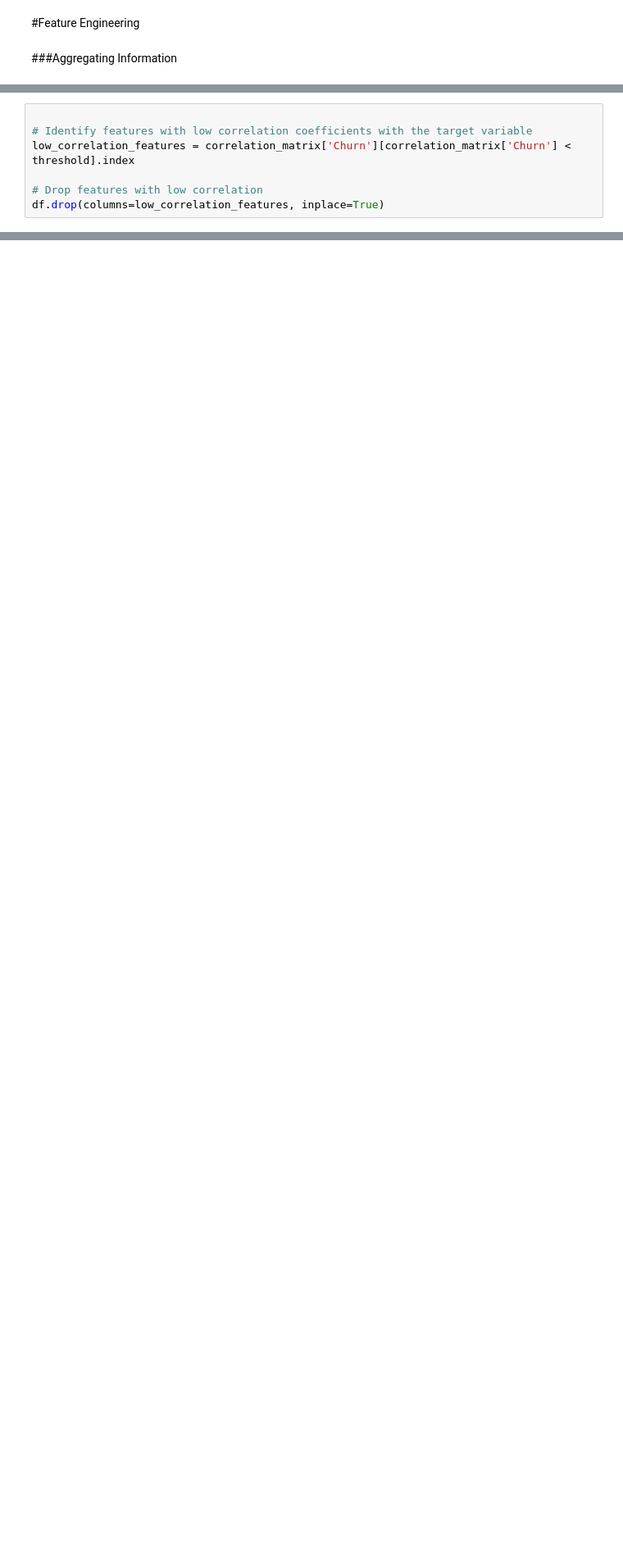
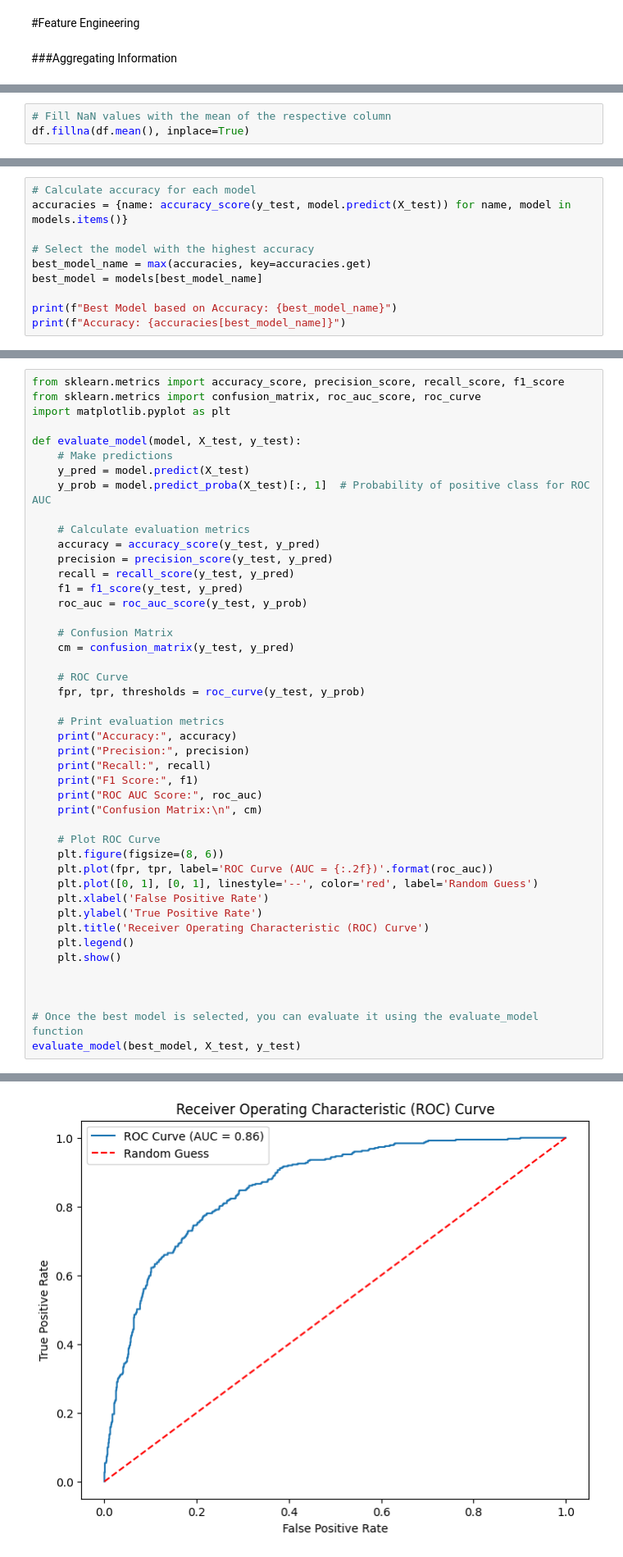
Before and after one commit to AnitaTasnim/Mentorness-ML-internship, a Jupyter notebook: customer_churn.ipynb, the cells around one changed output, grey strips where cells are left out. Shown at 82% size. Saved outputs shown, nothing was run; the diff lists cells and outputs as text; blank space fills up the shorter version.

```diff
--- a/customer_churn.ipynb
+++ b/customer_churn.ipynb
@@ -872,7 +795,0 @@ correlation_matrix = df.corr()
-# %%
-
-# Identify features with low correlation coefficients with the target variable
-low_correlation_features = correlation_matrix['Churn'][correlation_matrix['Churn'] < threshold].index
-
-# Drop features with low correlation
-df.drop(columns=low_correlation_features, inplace=True)
@@ -878,0 +798,3 @@ df.drop(columns=low_correlation_features, inplace=True)
+# %%
+# Fill NaN values with the mean of the respective column
+df.fillna(df.mean(), inplace=True)
@@ -878,0 +848,10 @@ df.drop(columns=low_correlation_features, inplace=True)
+# %%
+# Calculate accuracy for each model
+accuracies = {name: accuracy_score(y_test, model.predict(X_test)) for name, model in models.items()}
+
+# Select the model with the highest accuracy
+best_model_name = max(accuracies, key=accuracies.get)
+best_model = models[best_model_name]
+
+print(f"Best Model based on Accuracy: {best_model_name}")
+print(f"Accuracy: {accuracies[best_model_name]}")
@@ -878,0 +863,46 @@ df.drop(columns=low_correlation_features, inplace=True)
+# %%
+from sklearn.metrics import accuracy_score, precision_score, recall_score, f1_score
+from sklearn.metrics import confusion_matrix, roc_auc_score, roc_curve
+import matplotlib.pyplot as plt
+
+def evaluate_model(model, X_test, y_test):
+    # Make predictions
+    y_pred = model.predict(X_test)
+    y_prob = model.predict_proba(X_test)[:, 1]  # Probability of positive class for ROC AUC
+
+    # Calculate evaluation metrics
+    accuracy = accuracy_score(y_test, y_pred)
+    precision = precision_score(y_test, y_pred)
+    recall = recall_score(y_test, y_pred)
+    f1 = f1_score(y_test, y_pred)
+    roc_auc = roc_auc_score(y_test, y_prob)
+
+    # Confusion Matrix
+    cm = confusion_matrix(y_test, y_pred)
+
+    # ROC Curve
+    fpr, tpr, thresholds = roc_curve(y_test, y_prob)
+
+    # Print evaluation metrics
+    print("Accuracy:", accuracy)
+    print("Precision:", precision)
+    print("Recall:", recall)
+    print("F1 Score:", f1)
+    print("ROC AUC Score:", roc_auc)
+    print("Confusion Matrix:\n", cm)
+
+    # Plot ROC Curve
+    plt.figure(figsize=(8, 6))
+    plt.plot(fpr, tpr, label='ROC Curve (AUC = {:.2f})'.format(roc_auc))
+    plt.plot([0, 1], [0, 1], linestyle='--', color='red', label='Random Guess')
+    plt.xlabel('False Positive Rate')
+    plt.ylabel('True Positive Rate')
+    plt.title('Receiver Operating Characteristic (ROC) Curve')
+    plt.legend()
+    plt.show()
+
+
+
+# Once the best model is selected, you can evaluate it using the evaluate_model function
+evaluate_model(best_model, X_test, y_test)
+# %% [output]
@@ -878,0 +917 @@ df.drop(columns=low_correlation_features, inplace=True)
+[figure, added]
```
Also changed, not shown: parts of 26 cells of this notebook.
